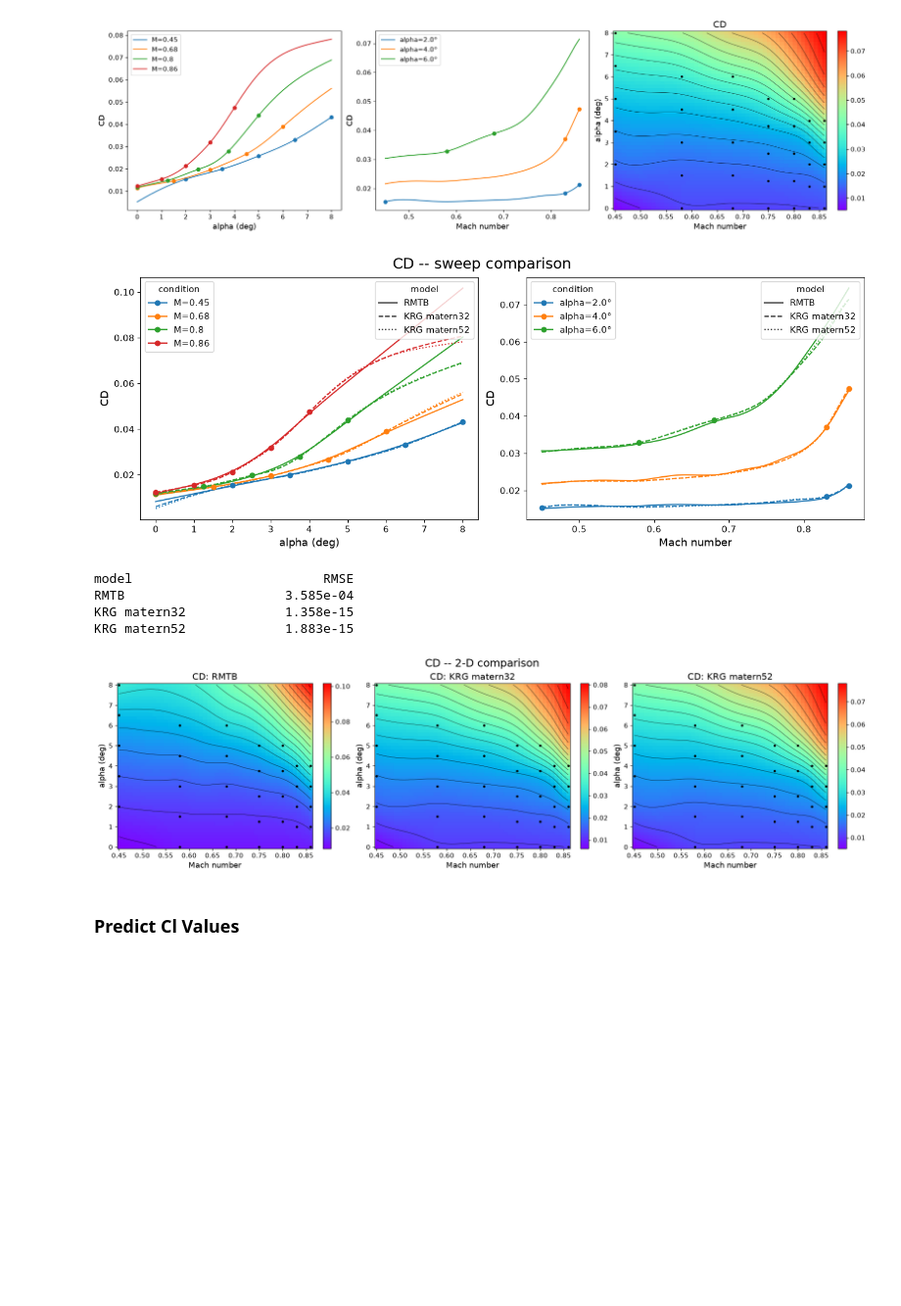
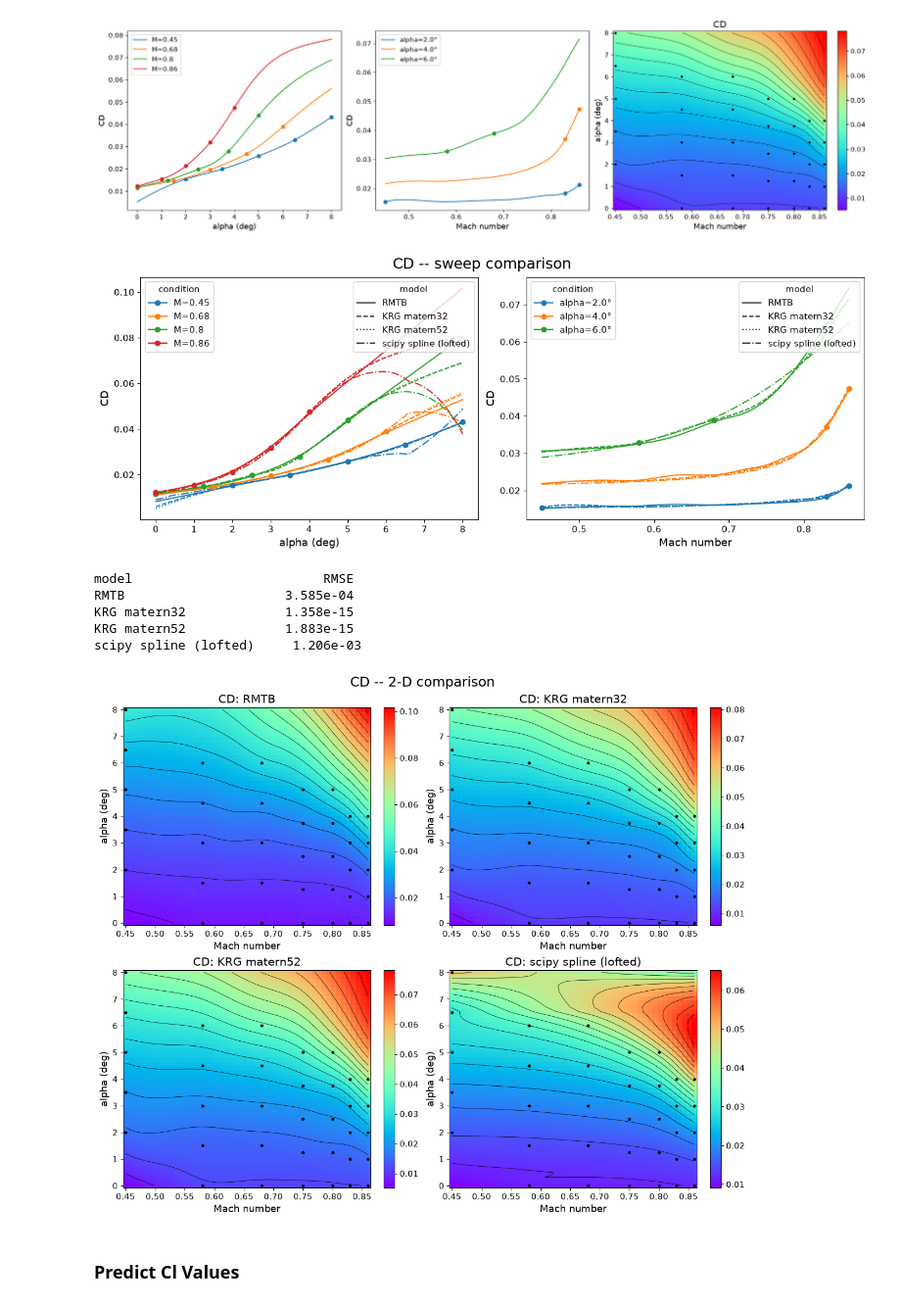
Before and after one commit to nomad-vagabond/krig-splines, a Jupyter notebook: notebooks/test_RMTS_KRG.ipynb, the cells around one changed output. Shown at 98% size. Saved outputs shown, nothing was run; the diff lists cells and outputs as text; code cells hidden in the pictures; blank space fills up the shorter version.

Commit message:
Add LoftedSmoothingSpline model to the comparison

```diff
--- a/notebooks/test_RMTS_KRG.ipynb
+++ b/notebooks/test_RMTS_KRG.ipynb
@@ -219,7 +281,8 @@ def plot_sweep_comparison(models, alpha_deg, mach, alphas_deg, mach_numbers, xt,
 
 def plot_grid_comparison(models, alpha_grid, mach_grid, xt, label):
     """models: {label: fitted single-output model}. One contour panel per
-    model, side by side (reuses plot_contour as-is, one call per model)."""
+    model (reuses plot_contour as-is), arranged over two rows so the panel
+    count doesn't force one long, hard-to-read row as more models are added."""
     grids = {}
     A = M = None
     for lbl, m in models.items():
@@ -227,11 +290,15 @@ def plot_grid_comparison(models, alpha_grid, mach_grid, xt, label):
         grids[lbl] = Y
 
     n_models = len(models)
-    fig, axs = plt.subplots(1, n_models, figsize=(6 * n_models, 5), constrained_layout=True)
-    if n_models == 1:
-        axs = [axs]
+    nrows = 2 if n_models > 2 else 1
+    ncols = int(np.ceil(n_models / nrows))
+
+    fig, axs = plt.subplots(nrows, ncols, figsize=(6 * ncols, 5 * nrows), constrained_layout=True)
+    axs = np.atleast_1d(axs).ravel()
     for ax, (lbl, Y) in zip(axs, grids.items()):
         plot_contour(ax, A, M, Y, xt, f"{label}: {lbl}")
+    for ax in axs[n_models:]:
+        ax.axis("off")
     fig.suptitle(f"{label} -- 2-D comparison")
     plt.show()
 # %% [markdown]
@@ -288,3 +357,6 @@ krg_mt52_cl.train()
+# %%
+spline_cd = LoftedSmoothingSpline(xt, cd_resp)
+spline_cl = LoftedSmoothingSpline(xt, cl_resp)
 # %% [markdown]
 ## Predict Responses Using Trained Models
 # %%
@@ -342,17 +414,23 @@ plot_contour(axs[2], krig_mt52_A, krig_mt52_M, krig_mt52_CD, xt, "CD")
 # %% [output]
 [figure]
 # %%
-cd_models = {"RMTB": rmtb_cd, "KRG matern32": krg_mt32_cd, "KRG matern52": krg_mt52_cd}
+cd_models = {
+    "RMTB": rmtb_cd,
+    "KRG matern32": krg_mt32_cd,
+    "KRG matern52": krg_mt52_cd,
+    "scipy spline (lofted)": spline_cd,
+}
 
 plot_sweep_comparison(cd_models, alpha_line, mach_line, alphas_deg, mach_numbers, xt, cd_resp, "CD")
 plot_grid_comparison(cd_models, np.linspace(*alpha_range, num_grid), np.linspace(*mach_range, num_grid), xt, "CD")
 # %% [output]
-[figure, old version]
+[figure, new version]
 model                         RMSE
 RMTB                     3.585e-04
 KRG matern32             1.358e-15
 KRG matern52             1.883e-15
+scipy spline (lofted)     1.206e-03
-[figure, old version]
+[figure, new version]
 # %% [markdown]
 ### Predict Cl Values
 # %%
```
Also changed, not shown: parts of 4 cells of this notebook.
